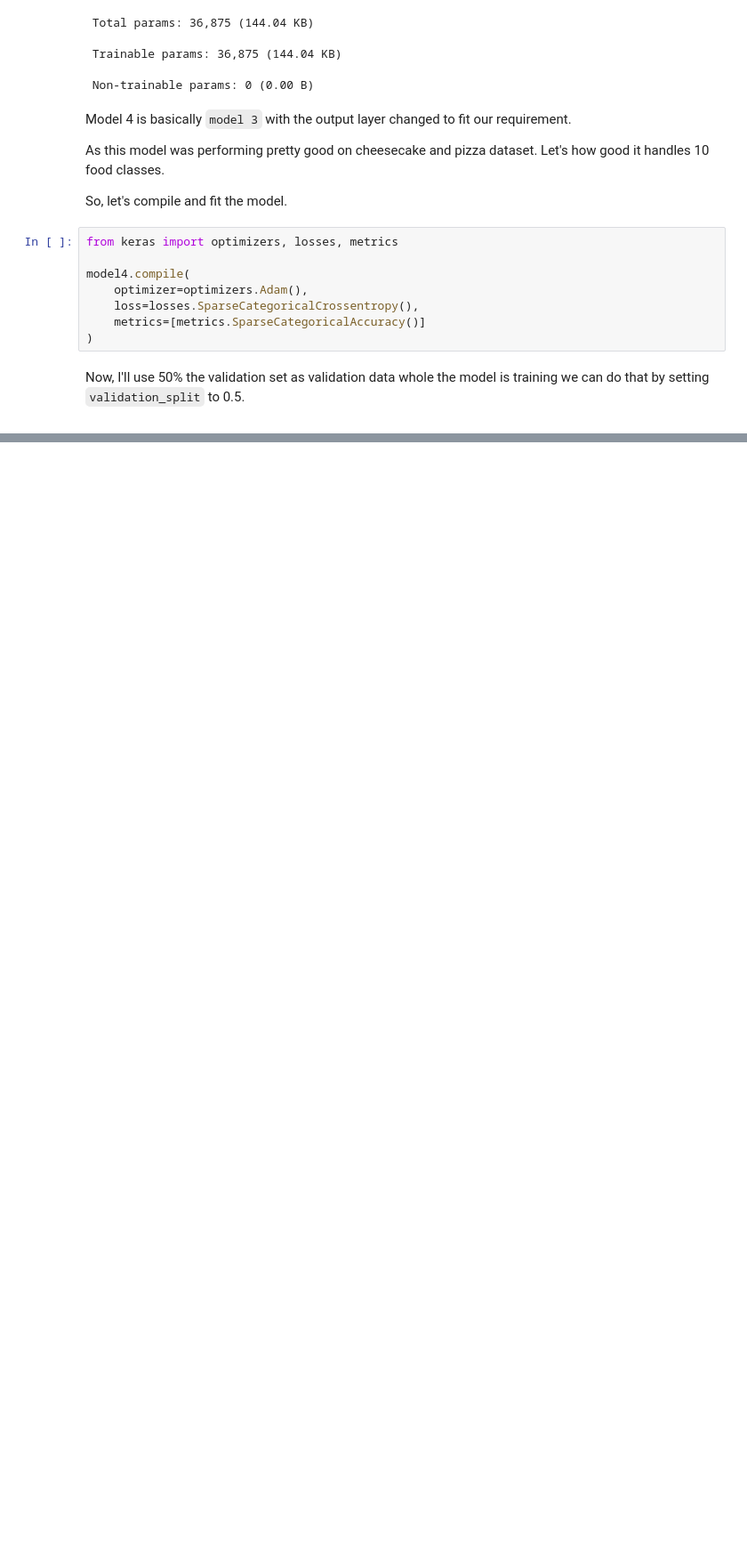
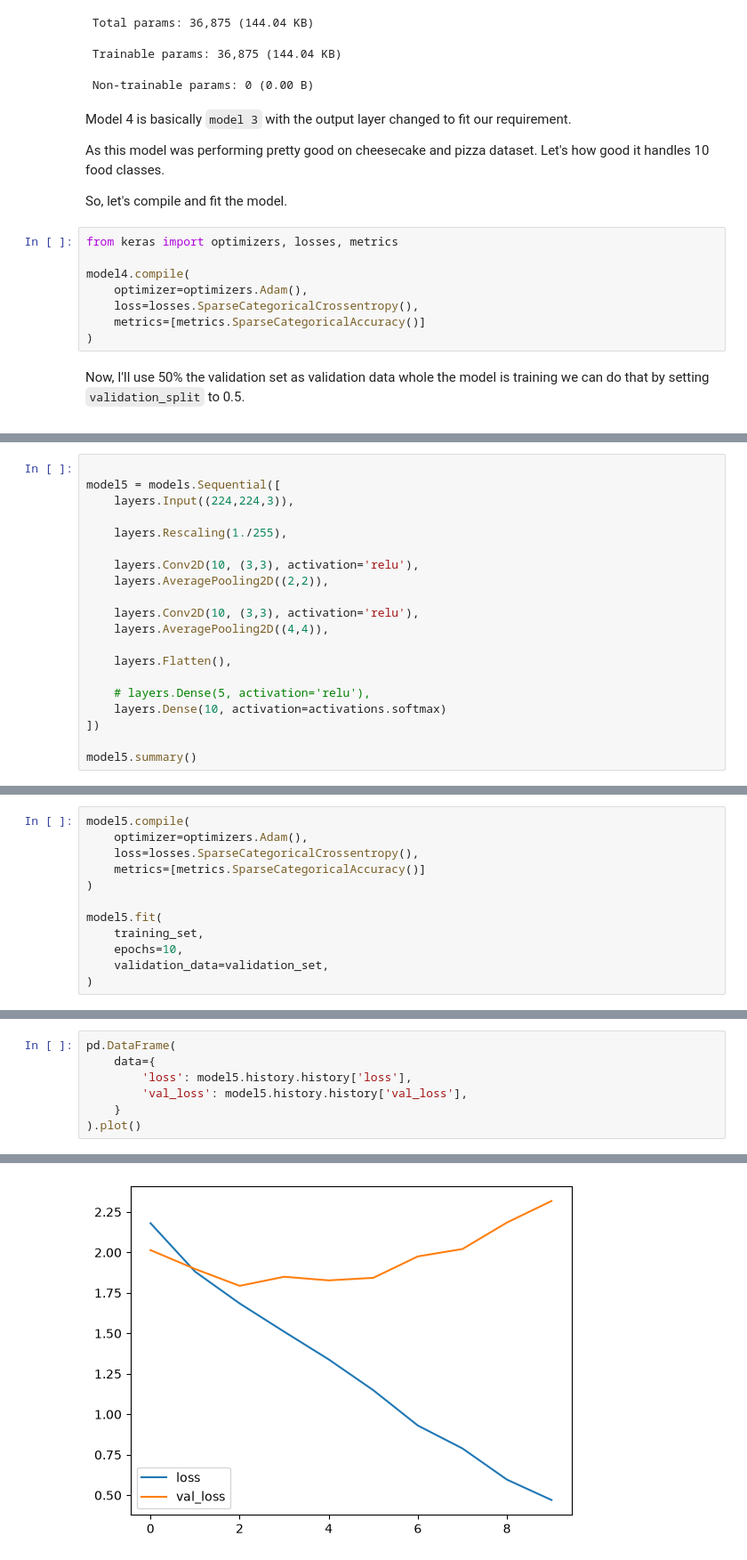
Before and after one commit to RishatTalukder/Deep_Learning_With_Tensorflow, a Jupyter notebook: 4_Convolutional_Neural_network/2_CNN_Multiclass.ipynb, the cells around one changed output, grey strips where cells are left out. Shown at 89% size. Drawn from its saved outputs; the diff is of its cells as text; blank space fills up the shorter version.

```diff
--- a/4_Convolutional_Neural_network/2_CNN_Multiclass.ipynb
+++ b/4_Convolutional_Neural_network/2_CNN_Multiclass.ipynb
@@ -228,0 +249,20 @@ pd.DataFrame(
+# %%
+
+model5 = models.Sequential([
+    layers.Input((224,224,3)),
+
+    layers.Rescaling(1./255),
+
+    layers.Conv2D(10, (3,3), activation='relu'),
+    layers.AveragePooling2D((2,2)),
+
+    layers.Conv2D(10, (3,3), activation='relu'),
+    layers.AveragePooling2D((4,4)),
+
+    layers.Flatten(),
+
+    # layers.Dense(5, activation='relu'),
+    layers.Dense(10, activation=activations.softmax)
+])
+
+model5.summary()
@@ -228,0 +297,12 @@ pd.DataFrame(
+# %%
+model5.compile(
+    optimizer=optimizers.Adam(),
+    loss=losses.SparseCategoricalCrossentropy(),
+    metrics=[metrics.SparseCategoricalAccuracy()]
+)
+
+model5.fit(
+    training_set,
+    epochs=10,
+    validation_data=validation_set,
+)
@@ -228,0 +335,8 @@ pd.DataFrame(
+# %%
+pd.DataFrame(
+    data={
+        'loss': model5.history.history['loss'],
+        'val_loss': model5.history.history['val_loss'],
+    }
+).plot()
+# %% [output]
@@ -228,0 +344 @@ pd.DataFrame(
+[figure, added]
```
Also changed, not shown: parts of 19 cells of this notebook.
